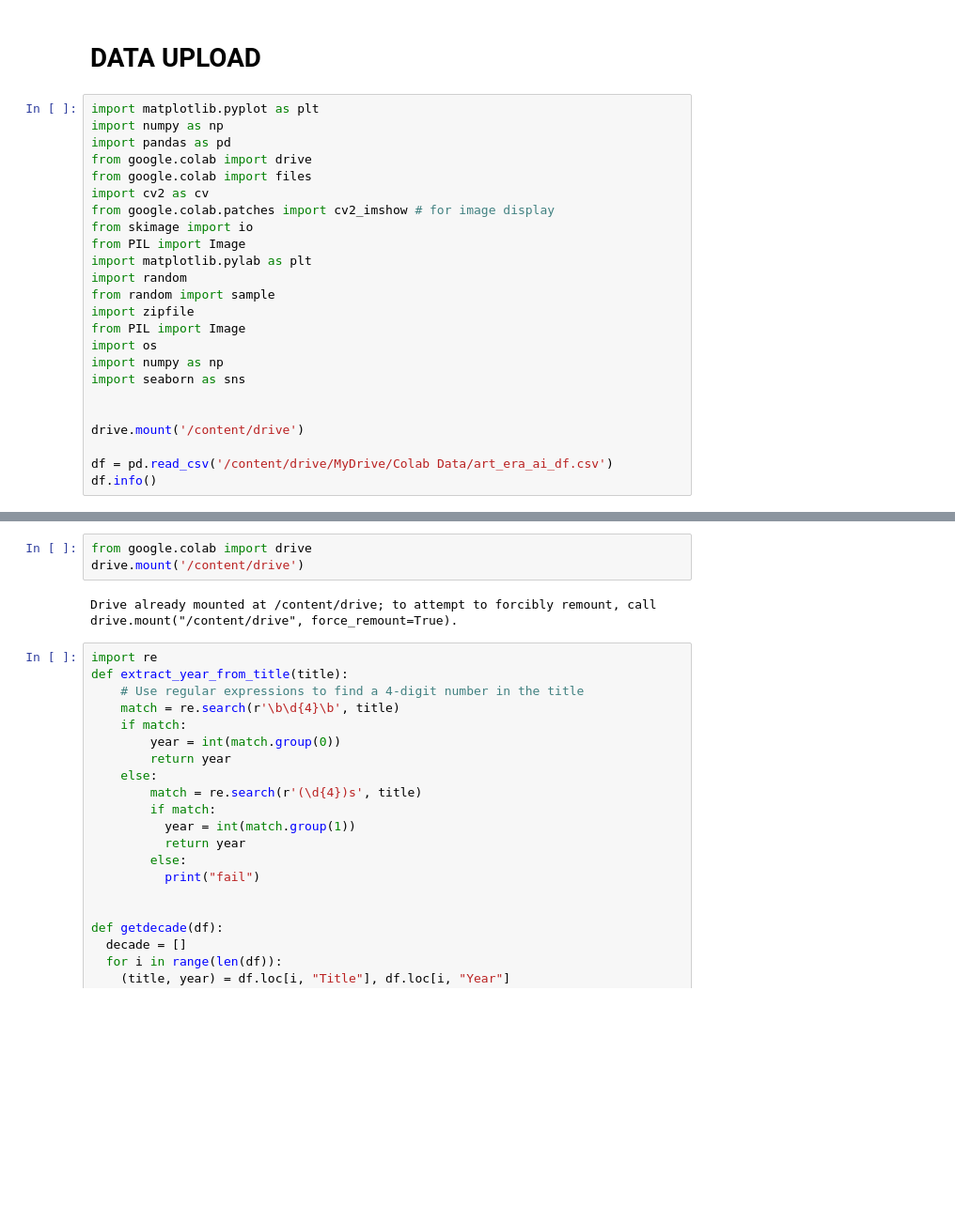
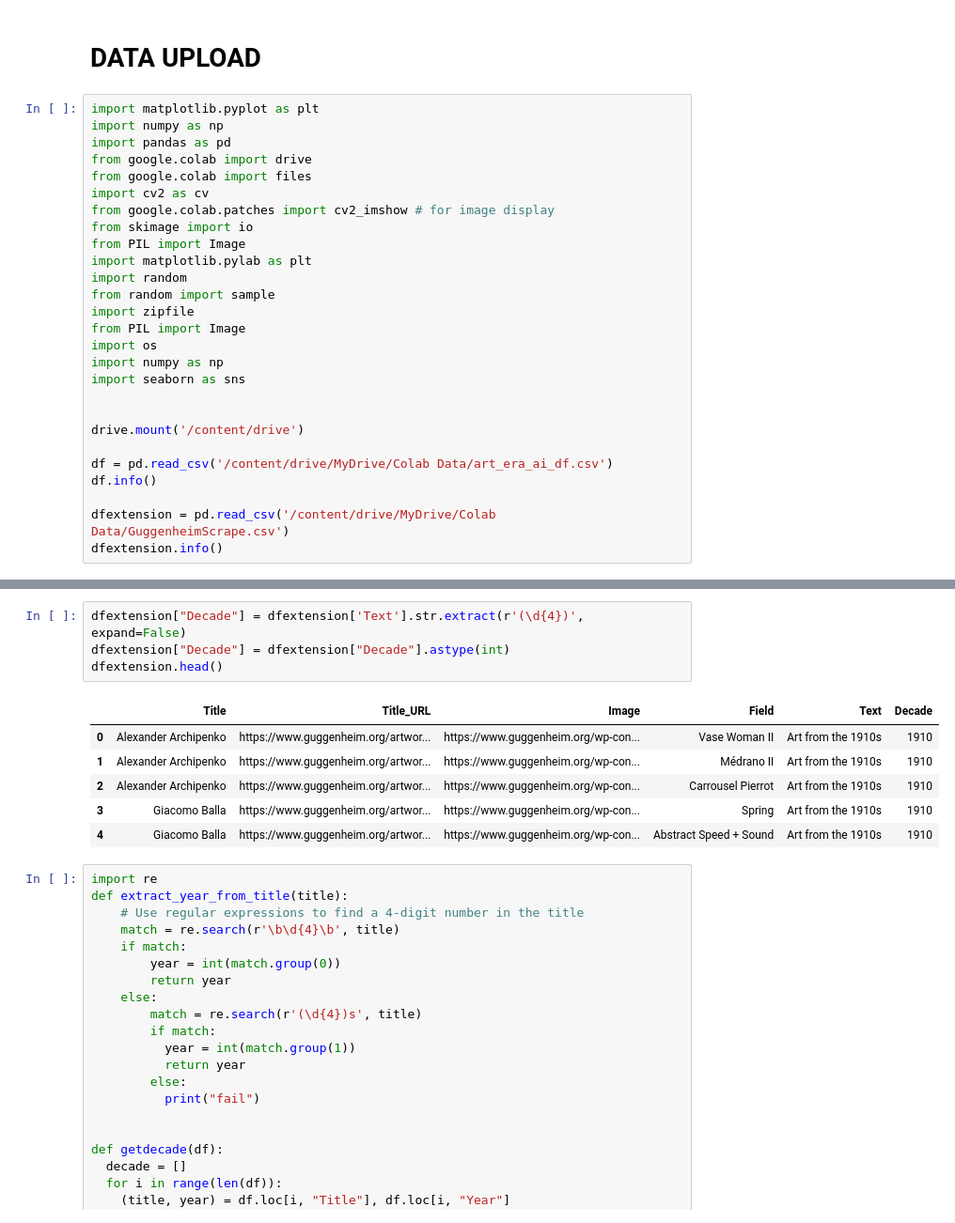
Before and after one commit to jchou03/art_era_ai, a Jupyter notebook: art_era_ai.ipynb, the cells around one changed output, grey strips where cells are left out. Shown at 94% size. Saved outputs shown, nothing was run; the diff lists cells and outputs as text; blank space fills up the shorter version.

```diff
--- a/art_era_ai.ipynb
+++ b/art_era_ai.ipynb
@@ -26,6 +26,9 @@ drive.mount('/content/drive')
 
 df = pd.read_csv('/content/drive/MyDrive/Colab Data/art_era_ai_df.csv')
 df.info()
+
+dfextension = pd.read_csv('/content/drive/MyDrive/Colab Data/GuggenheimScrape.csv')
+dfextension.info()
 # %% [output]
 Drive already mounted at /content/drive; to attempt to forcibly remount, call drive.mount("/content/drive", force_remount=True).
 <class 'pandas.core.frame.DataFrame'>
@@ -45,8 +50,14 @@ memory usage: 38.4+ KB
-# %%
-from google.colab import drive
-drive.mount('/content/drive')
-# %% [output]
-Drive already mounted at /content/drive; to attempt to forcibly remount, call drive.mount("/content/drive", force_remount=True).
+# %%
+dfextension["Decade"] = dfextension['Text'].str.extract(r'(\d{4})', expand=False)
+dfextension["Decade"] = dfextension["Decade"].astype(int)
+dfextension.head()
+# %% [output]
+|  | Title | Title_URL | Image | Field | Text | Decade |
+| 0 | Alexander Archipenko | https://www.guggenheim.org/artwor... | https://www.guggenheim.org/wp-con... | Vase Woman II | Art from the 1910s | 1910 |
+| 1 | Alexander Archipenko | https://www.guggenheim.org/artwor... | https://www.guggenheim.org/wp-con... | Médrano II | Art from the 1910s | 1910 |
+| 2 | Alexander Archipenko | https://www.guggenheim.org/artwor... | https://www.guggenheim.org/wp-con... | Carrousel Pierrot | Art from the 1910s | 1910 |
+| 3 | Giacomo Balla | https://www.guggenheim.org/artwor... | https://www.guggenheim.org/wp-con... | Spring | Art from the 1910s | 1910 |
+| 4 | Giacomo Balla | https://www.guggenheim.org/artwor... | https://www.guggenheim.org/wp-con... | Abstract Speed + Sound | Art from the 1910s | 1910 |
 # %%
 import re
 def extract_year_from_title(title):
```
Also changed, not shown: parts of 81 cells of this notebook.
